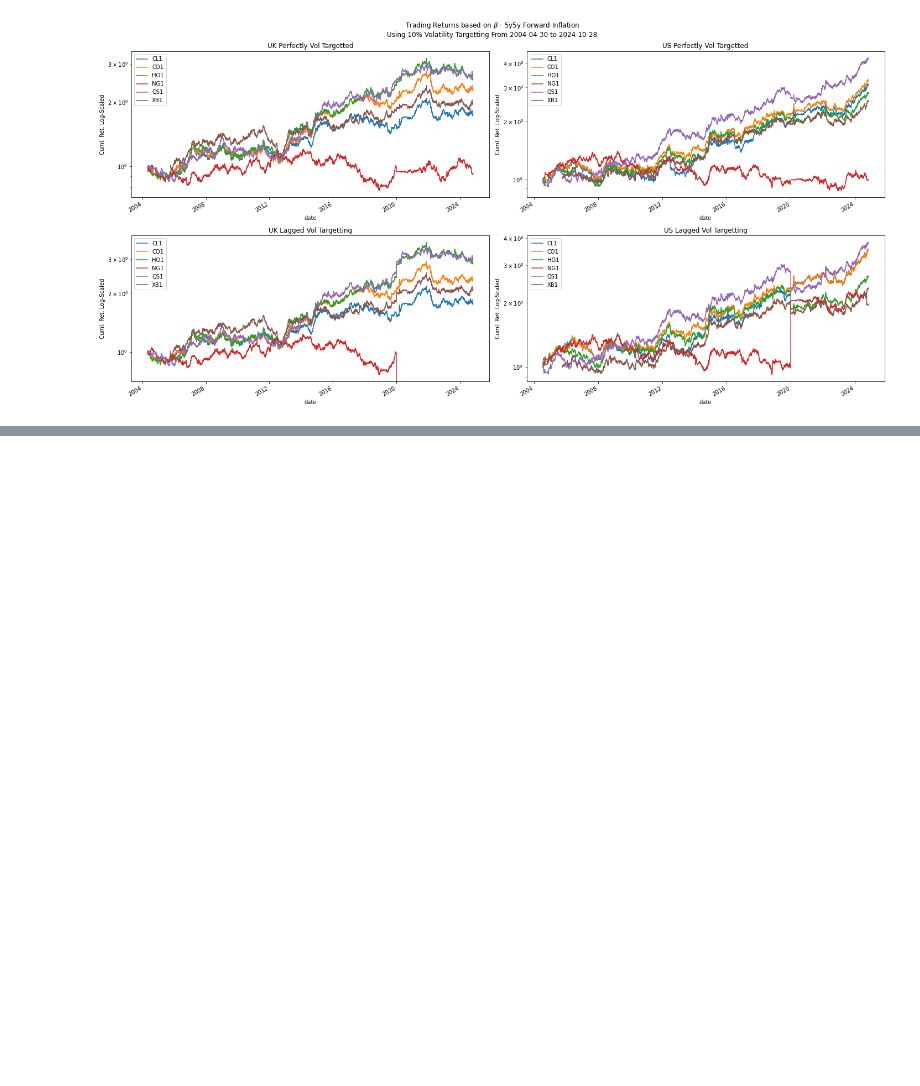
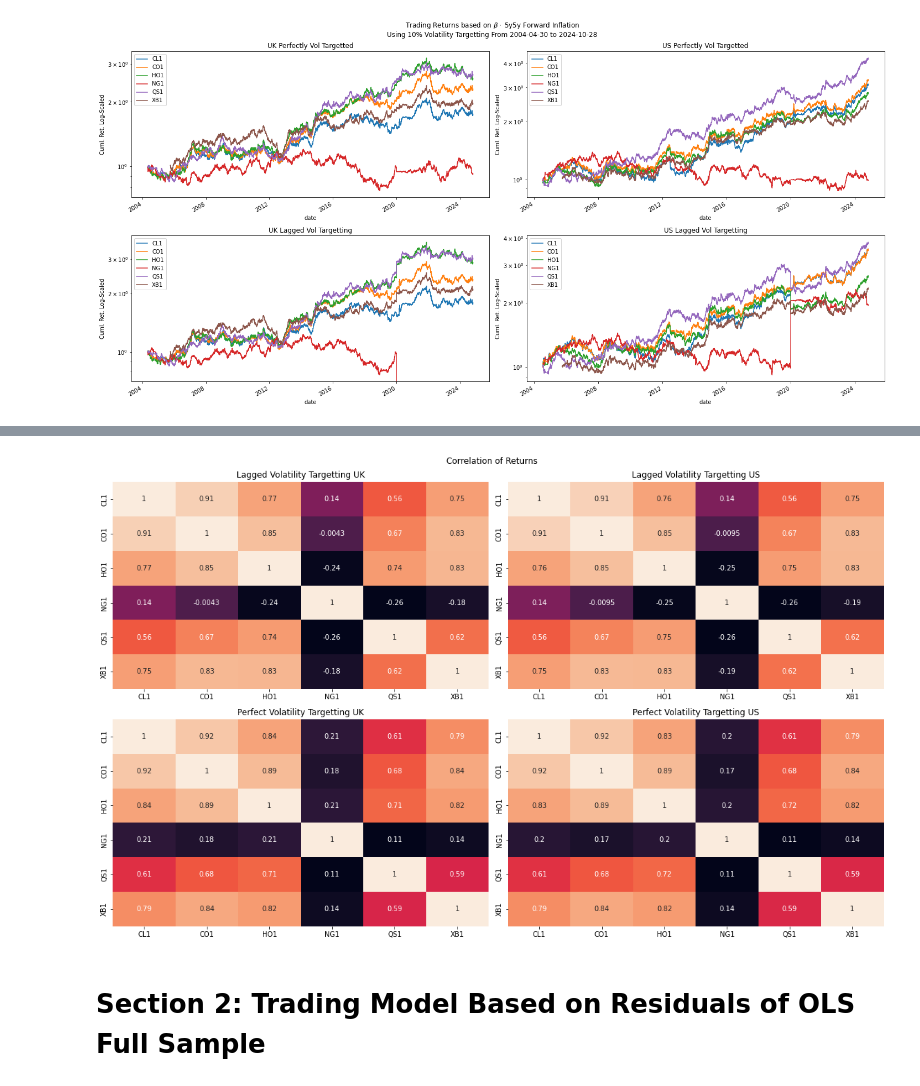
Before and after one commit to diegodalvarez/CommodityForwardInflation, a Jupyter notebook: 1OLS.ipynb, the cells around one changed output, grey strips where cells are left out. Cells and saved outputs as stored; diff of their text form; code cells hidden in the pictures; blank space fills up the shorter version.

Commit message:
building models

```diff
--- a/1OLS.ipynb
+++ b/1OLS.ipynb
@@ -103,3 +106,22 @@ fig.suptitle(r"Trading Returns based on $\beta \cdot$ 5y5y Forward Inflation" +
 plt.tight_layout()
 # %% [output]
 [figure]
+# %%
+df_wider = (df_model.pivot(
+    index = "date", columns = ["security", "country"], values = "signal_rtn"))
+# %%
+df_lag = (df_wider.apply(
+    lambda x: x * (0.1 / (x.ewm(span = 100, adjust = False).std().shift() * np.sqrt(252)))).
+    reset_index().
+    melt(id_vars = "date", value_name = "signal_rtn").
+    assign(group = "lag_vol"))
+
+df_perf = (df_wider.apply(
+    lambda x: x * (0.1 / (x.ewm(span = 100, adjust = False).std() * np.sqrt(252)))).
+    reset_index().
+    melt(id_vars = "date", value_name = "signal_rtn").
+    assign(group = "perf_vol"))
+
+df_combined = (pd.concat([
+    df_lag, df_perf]).
+    dropna())
@@ -105,0 +153,39 @@ plt.tight_layout()
+# %%
+df_plot = (df_combined.assign(
+    group_var = lambda x: x.group + " " + x.country))
+
+groups = (df_plot.
+    group_var.
+    drop_duplicates().
+    sort_values().
+    to_list())
+
+fig, axes = plt.subplots(ncols = 2, nrows = 2, figsize = (16,10))
+
+renamer = {
+    "lag_vol" : "Lagged Volatility Targetting",
+    "perf_vol": "Perfect Volatility Targetting"}
+
+for group, ax in zip(groups, axes.flatten()):
+
+    df_corr = (df_plot.query(
+        "group_var == @group").
+        pivot(index = "date", columns = "security", values = "signal_rtn").
+        corr())
+
+    sns.heatmap(
+        data  = df_corr,
+        ax    = ax,
+        annot = True,
+        cbar  = False)
+
+    ax.set_xlabel("")
+    ax.set_ylabel("")
+    ax.set_title(renamer[group.split(" ")[0]] + " " + group.split(" ")[1])
+
+fig.suptitle("Correlation of Returns")
+plt.tight_layout()
+# %% [output]
+[figure, added]
+# %% [markdown]
+# Section 2: Trading Model Based on Residuals of OLS Full Sample
```
Also changed, not shown: parts of 25 cells of this notebook.
